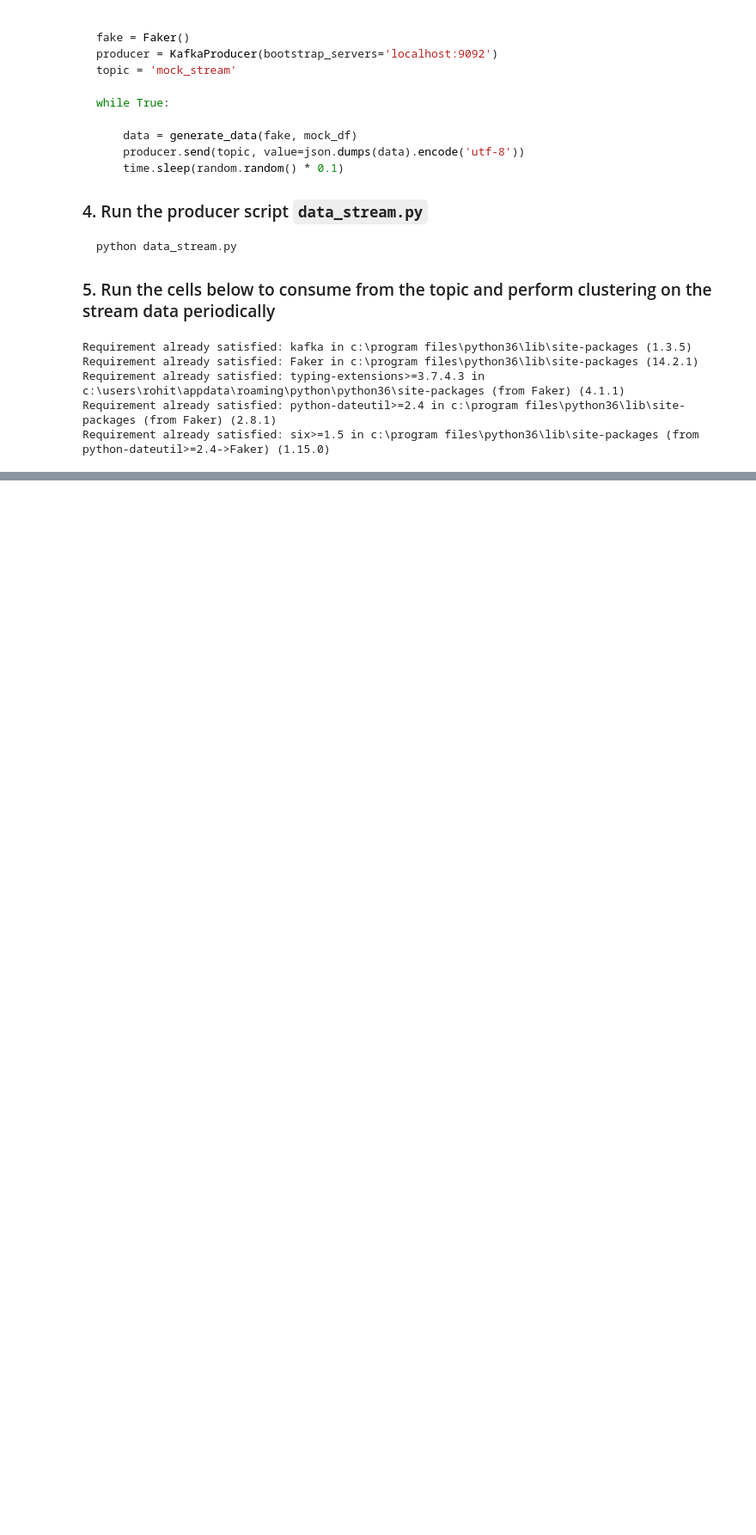
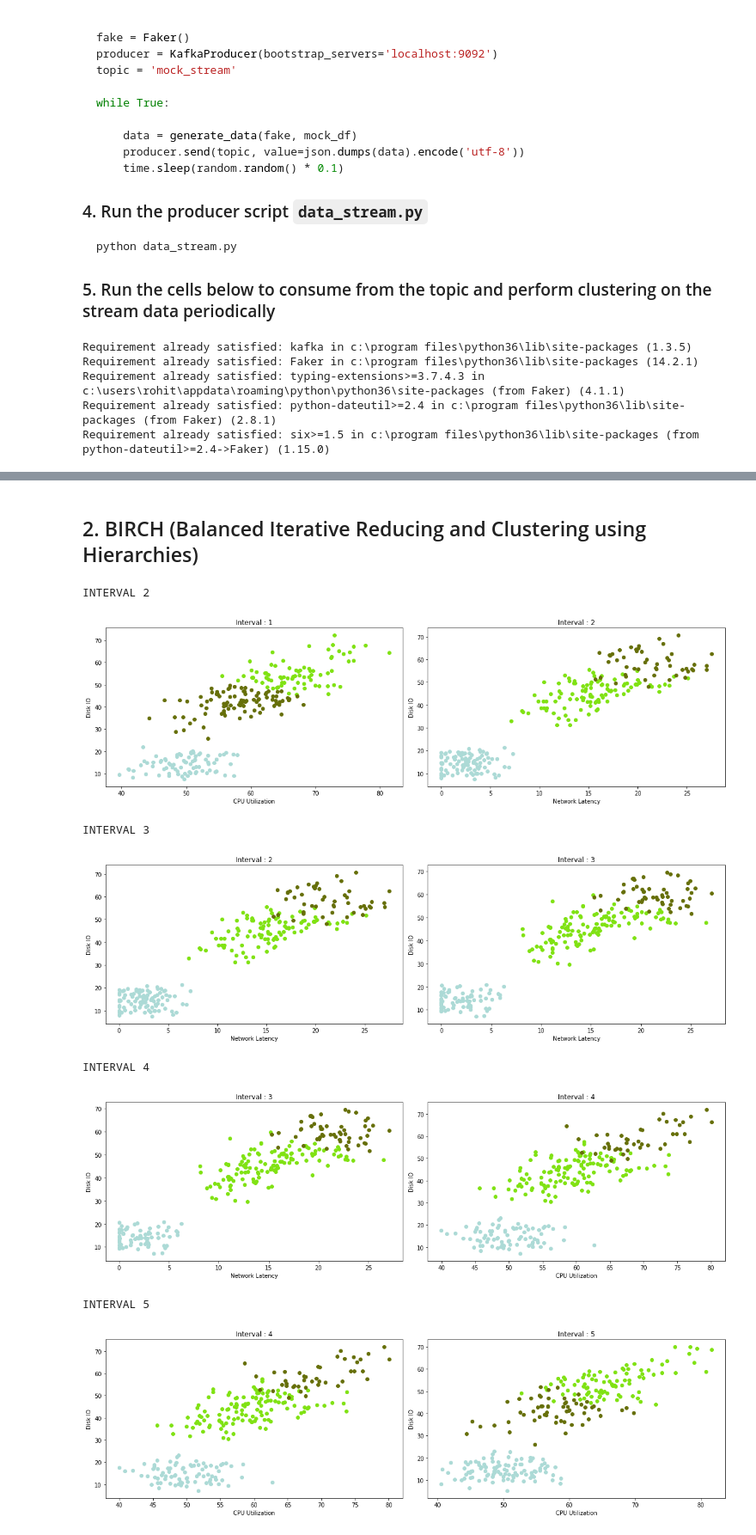
Before and after one commit to Rohit-17ls/Kafka-Stream-Clustering, a Jupyter notebook: Stream-Clustering.ipynb, the cells around one changed output, grey strips where cells are left out. Shown at 86% size. Drawn from its saved outputs; the diff is of its cells as text; code cells hidden in the pictures; blank space fills up the shorter version.

```diff
--- a/Stream-Clustering.ipynb
+++ b/Stream-Clustering.ipynb
@@ -276,0 +224,2 @@ INTERVAL 5
+# %% [markdown]
+## 2. BIRCH (Balanced Iterative Reducing and Clustering using Hierarchies)
@@ -276,0 +228,52 @@ INTERVAL 5
+# %%
+queue = []
+intervals = 0
+cluster_colors = [generate_rgb() for _ in range(N_CLUSTERS)]
+birch_model = Birch(n_clusters = N_CLUSTERS)
+
+consumer = KafkaConsumer('mock_stream', bootstrap_servers='localhost:9092', value_deserializer=lambda x: json.loads(x.decode('utf-8')))
+
+while(intervals < MAX_INTERVALS):
+    interval_samples = []
+    for message in consumer:
+        message.value.pop('instance_id', None)
+        interval_samples.append(list(message.value.values()))
+
+        if len(interval_samples) >= INTERVAL_SAMPLE_SIZE:
+            break
+
+    intervals += 1
+    data = np.array(interval_samples).astype(np.float64)
+    stream_interval = StreamInterval(data, FEATURES, intervals)
+    stream_interval.cluster(n_clusters = N_CLUSTERS, model = birch_model, partial_fit = True)
+    queue.append(stream_interval)
+
+    if len(queue) < N_INTERVALS_COMPARED:
+        continue
+    elif len(queue) > N_INTERVALS_COMPARED:
+        queue.pop(0)
+
+
+    print(f'INTERVAL {intervals}')
+    fig, axs = plt.subplots(1, len(queue), squeeze=False, figsize = (16, 5))
+
+    for interval_ind, stream_interval in enumerate(queue):
+        stream_interval.plot(axs[0, interval_ind],
+                             cluster_colors,
+                             title = f'Interval : {stream_interval.interval_ind}',
+                             plot_axis_labels = AXIS_LABELS)
+
+    fig.suptitle('')
+    fig.tight_layout()
+    plt.show()
+
+    time.sleep(POLL_INTERVAL)
+# %% [output]
+INTERVAL 2
+[figure, added]
+INTERVAL 3
+[figure, added]
+INTERVAL 4
+[figure, added]
+INTERVAL 5
+[figure, added]
```
Also changed, not shown: parts of 8 cells of this notebook.
